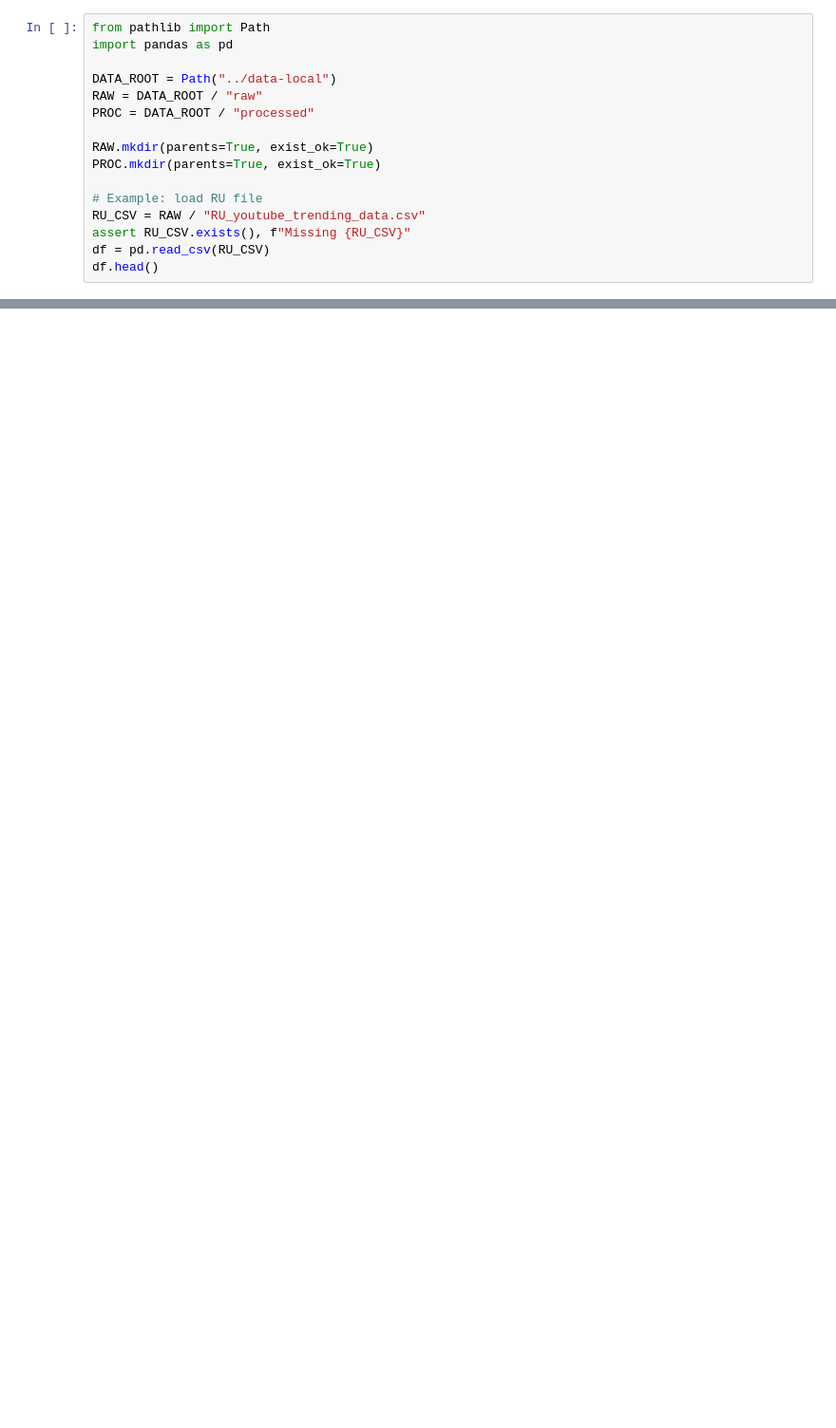
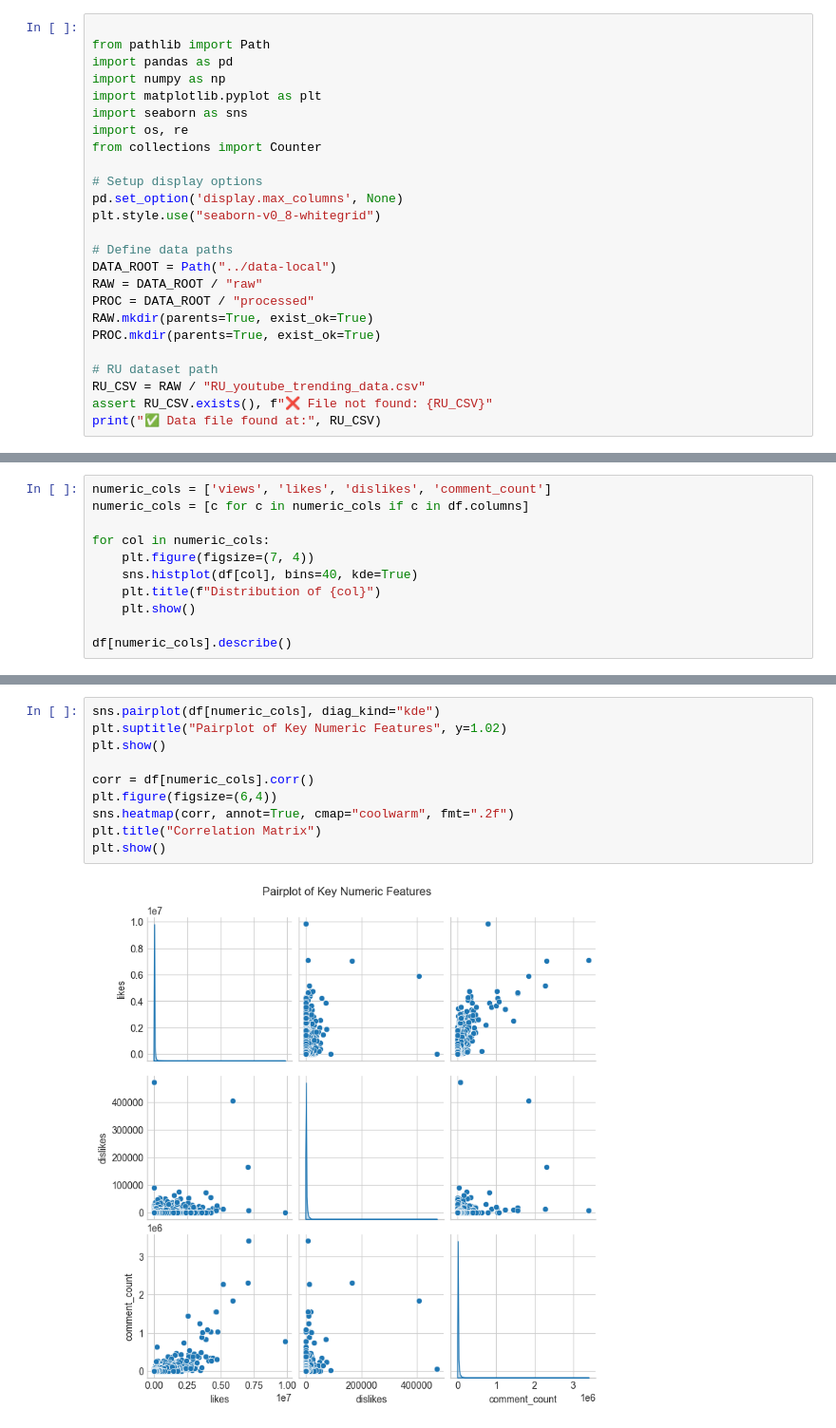
Before and after one commit to BrendaG04/Google1D, a Jupyter notebook: notebooks/RU_Notebook.ipynb, the cells around one changed output, grey strips where cells are left out. Shown: that part at 95% size. Cells and saved outputs as stored; diff of their text form; blank space fills up the shorter version.

Commit message:
Kristel: RU EDA + Data Cleaning section added

```diff
--- a/notebooks/RU_Notebook.ipynb
+++ b/notebooks/RU_Notebook.ipynb
@@ -3,17 +20,26 @@
 # %%
+
 from pathlib import Path
 import pandas as pd
+import numpy as np
+import matplotlib.pyplot as plt
+import seaborn as sns
+import os, re
+from collections import Counter
 
+# Setup display options
+pd.set_option('display.max_columns', None)
+plt.style.use("seaborn-v0_8-whitegrid")
+
+# Define data paths
 DATA_ROOT = Path("../data-local")
 RAW = DATA_ROOT / "raw"
 PROC = DATA_ROOT / "processed"
-
 RAW.mkdir(parents=True, exist_ok=True)
 PROC.mkdir(parents=True, exist_ok=True)
 
-# Example: load RU file
+# RU dataset path
 RU_CSV = RAW / "RU_youtube_trending_data.csv"
-assert RU_CSV.exists(), f"Missing {RU_CSV}"
-df = pd.read_csv(RU_CSV)
-df.head()
+assert RU_CSV.exists(), f"❌ File not found: {RU_CSV}"
+print("✅ Data file found at:", RU_CSV)
 # %% [output]
@@ -137,0 +213,11 @@ Time cols: ['publishedAt', 'trending_date']
+# %%
+numeric_cols = ['views', 'likes', 'dislikes', 'comment_count']
+numeric_cols = [c for c in numeric_cols if c in df.columns]
+
+for col in numeric_cols:
+    plt.figure(figsize=(7, 4))
+    sns.histplot(df[col], bins=40, kde=True)
+    plt.title(f"Distribution of {col}")
+    plt.show()
+
+df[numeric_cols].describe()
@@ -137,0 +241,12 @@ Time cols: ['publishedAt', 'trending_date']
+# %%
+sns.pairplot(df[numeric_cols], diag_kind="kde")
+plt.suptitle("Pairplot of Key Numeric Features", y=1.02)
+plt.show()
+
+corr = df[numeric_cols].corr()
+plt.figure(figsize=(6,4))
+sns.heatmap(corr, annot=True, cmap="coolwarm", fmt=".2f")
+plt.title("Correlation Matrix")
+plt.show()
+# %% [output]
+[figure, added]
```
Also changed, not shown: parts of 23 cells of this notebook.
